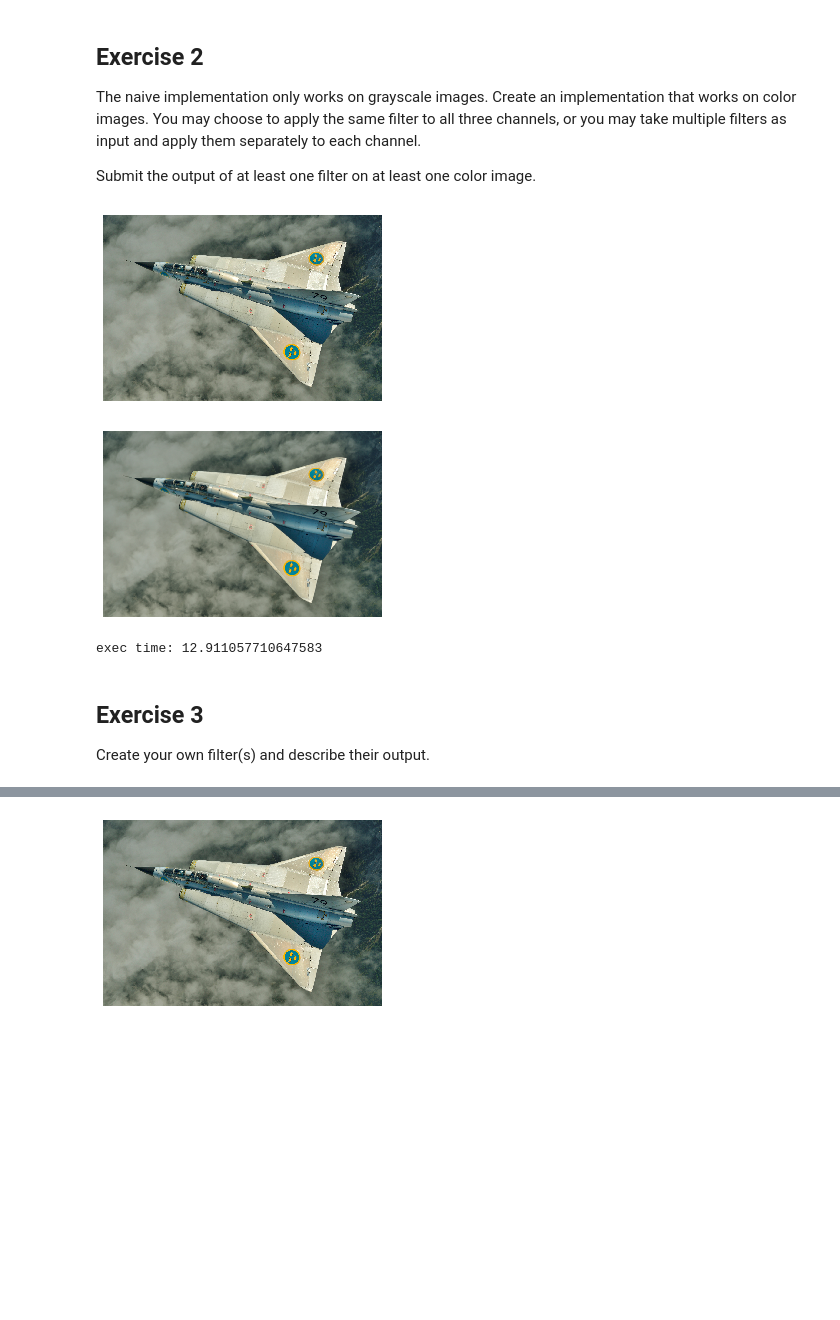
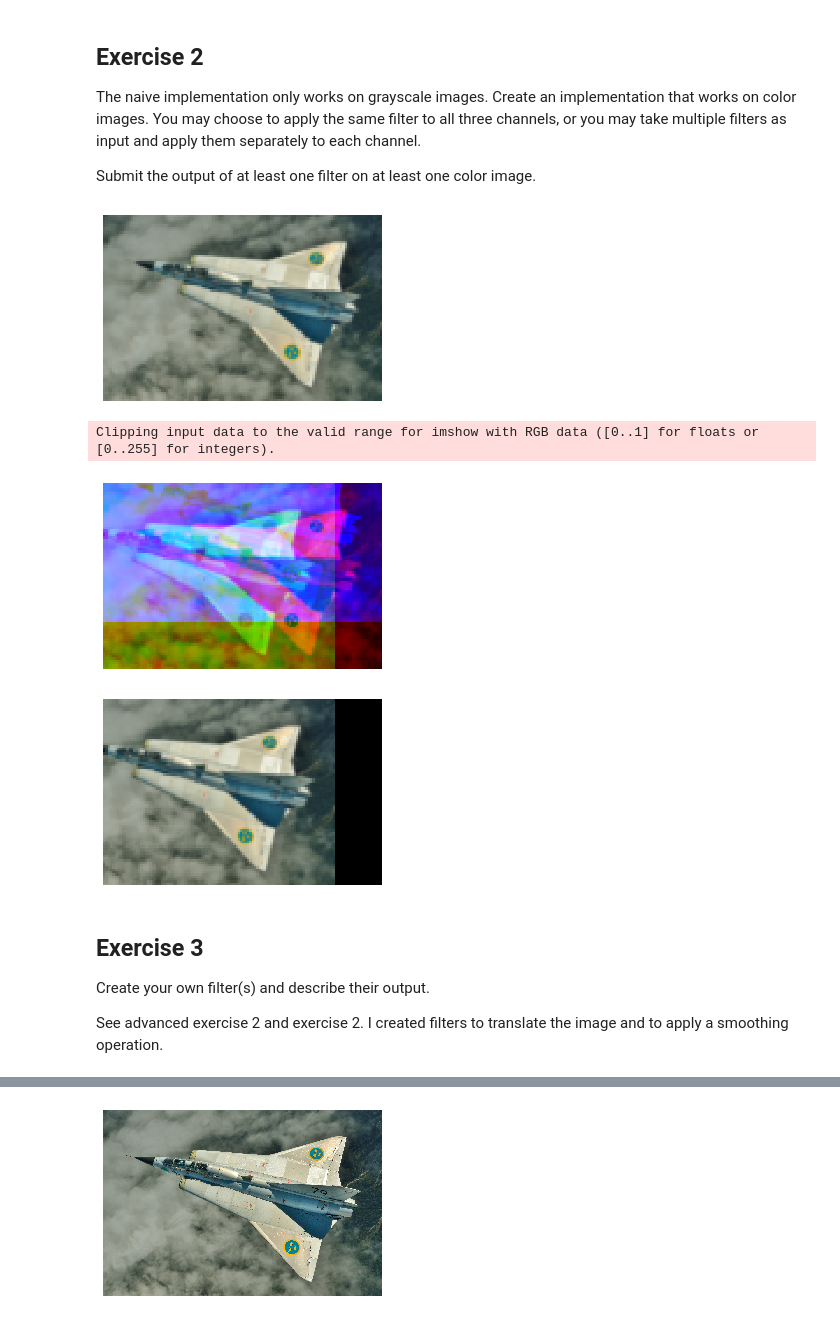
Before and after one commit to Daniel-E-B/cs280-computer-vision, a Jupyter notebook: Filters/Filters.ipynb, the cells around one changed output, grey strips where cells are left out. Saved outputs shown, nothing was run; the diff lists cells and outputs as text; code cells hidden in the pictures; blank space fills up the shorter version.

Commit message:
complete filters notebook

```diff
--- a/Filters/Filters.ipynb
+++ b/Filters/Filters.ipynb
@@ -137,8 +139,9 @@ def single_channel_filter(filter_, image_slice, channel_id=0):
     filter_x_radius = math.floor(filter_.shape[1] / 2)
     filter_y_radius = math.floor(filter_.shape[0] / 2)
 
-    padded_image_slice = np.pad(image_slice, ((filter_y_radius, filter_y_radius), (filter_x_radius, filter_x_radius)),
-                          'constant', constant_values=(0,0))
+    padded_image_slice = np.pad(image_slice, ((filter_y_radius, filter_y_radius),
+                                              (filter_x_radius, filter_x_radius)),
+                                              'constant', constant_values=(0,0))
 
 
     # apply the filter
@@ -148,43 +151,59 @@ def single_channel_filter(filter_, image_slice, channel_id=0):
         for x in range(0, image_slice.shape[1]):
             filtered_slice[y][x] = np.sum(filter_ * \
                 padded_image_slice[y:y + filter_.shape[0], x:x + filter_.shape[1]])
 
     return filtered_slice, channel_id
 
 # https://stackoverflow.com/questions/10415028/how-can-i-recover-the-return-value-of-a-function-passed-to-multiprocessing-proce
 def threaded_single_channel_filter(queue, filter_, image_slice, channel_id):
     queue.put(single_channel_filter(filter_, image_slice, channel_id))
 
 def rgb_filter(filters, image_):
-    if len(filters.shape) == 2:
-        filters = 3 * [filters]
-    else:
-        assert(len(filters) == image_.shape[2])
+    assert(len(filters) == image_.shape[2])
 
     filter_threads = []
     image_slices = 3 * [0]
     q = multiprocessing.Queue()
 
     for i, f in enumerate(filters):
         proc = multiprocessing.Process(target=threaded_single_channel_filter, args=(q, f, image_[:, :, i], i))
         filter_threads.append(proc)
         proc.start()
 
     for f in filter_threads:
         slice_ = q.get()
         image_slices[slice_[1]] = slice_[0]
 
     for f in filter_threads:
         f.join()
 
     return np.dstack(image_slices) # dstack concatenates along a third axis
+
+test_image = resize(load('./draken.jpg'), (80, 120))
+display(test_image)
+
+ident = np.array([[1]])
+
+left_20 = np.zeros((1, 41))
+left_20[0][40] = 1
+
+up_20 = np.zeros((41, 1))
+up_20[40][0] = 1
+
+# move red 20 left, blue 20 up, and double the strength of blue so it shows up
+display(rgb_filter([ident, ident, filter2], rgb_filter([ident, left_20, up_20], test_image)))
+
+display(rgb_filter([left_20]*3, test_image))
 # %% [output]
-[figure, old version]
+[figure, new version]
+Clipping input data to the valid range for imshow with RGB data ([0..1] for floats or [0..255] for integers).
-[figure, old version]
+[figure, new version]
-exec time: 12.911057710647583
+[figure, added]
 # %% [markdown]
 ## Exercise 3
 Create your own filter(s) and describe their output.
+
+See advanced exercise 2 and exercise 2. I created filters to translate the image and to apply a smoothing operation.
 # %% [markdown]
 ## Advanced exercise 1
 
```
Also changed, not shown: parts of 5 cells of this notebook.
